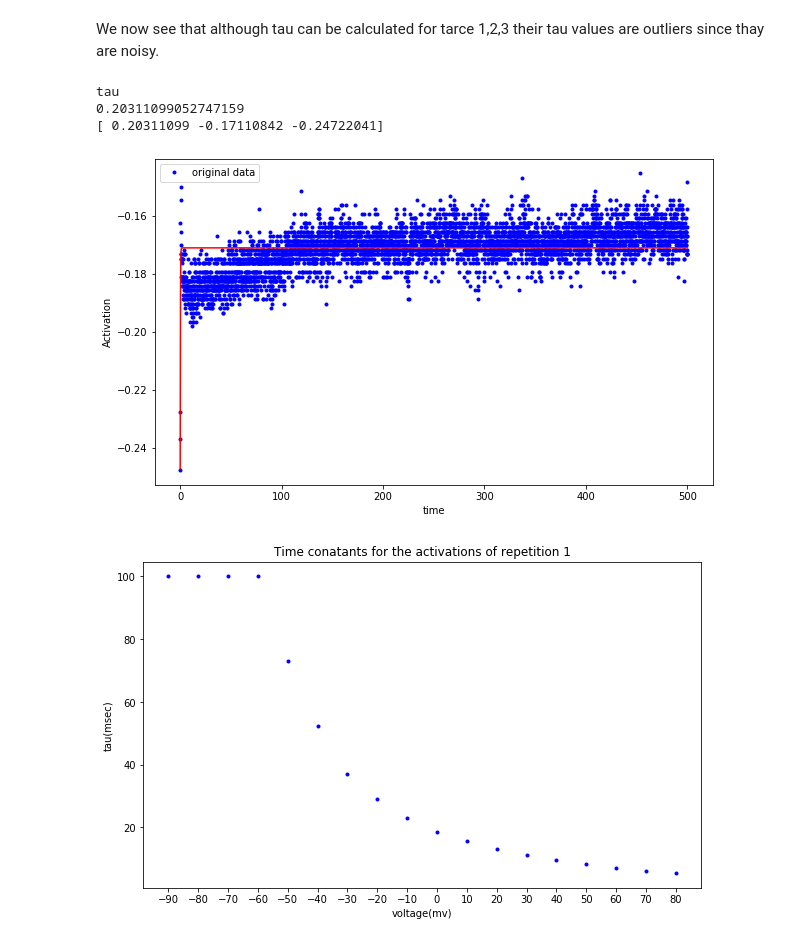
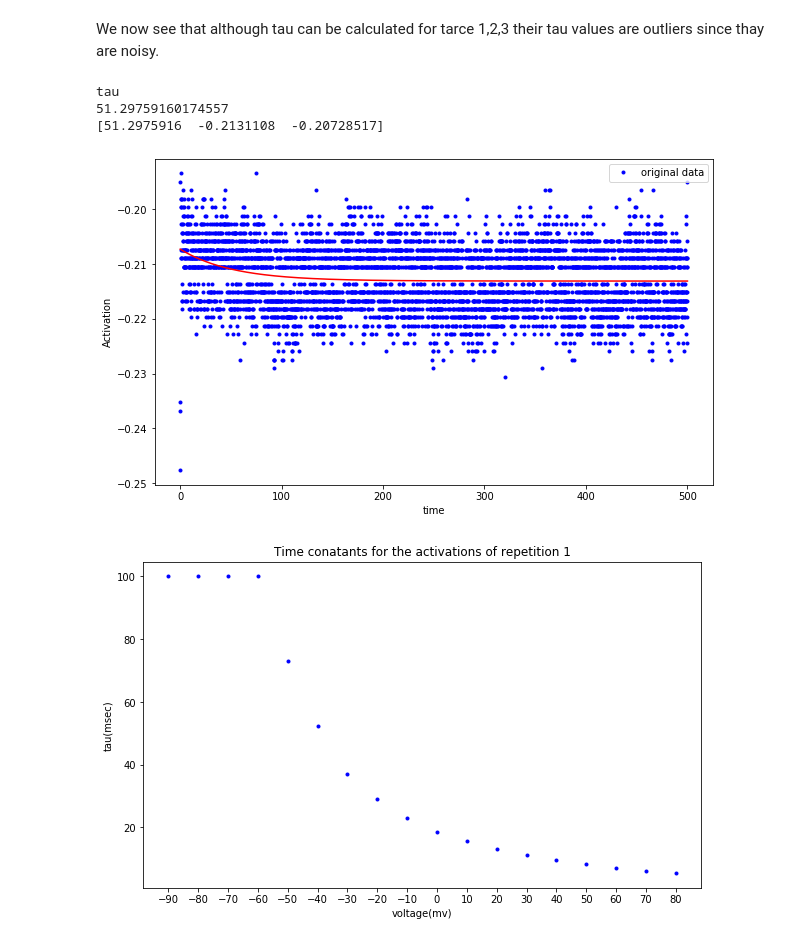
Before and after one commit to jjt20/InSilicoClass, a Jupyter notebook: my_notebooks/Week3/Week3_HomeWork.ipynb, the cells around one changed output. Drawn from its saved outputs; the diff is of its cells as text; code cells hidden in the pictures.

```diff
--- a/my_notebooks/Week3/Week3_HomeWork.ipynb
+++ b/my_notebooks/Week3/Week3_HomeWork.ipynb
@@ -210,19 +212,19 @@ We now see that although tau can be calculated for tarce 1,2,3 their tau values
 # %%
 data_path = 'Group7/rCell9699.nwb'
 
 rep = '2'
 
 data, x_interval, x_start = read_trace_from_nwd(data_path, 'Activation', rep)
 
-column = 3
+column = 2
 title='Activation'
 
 Activation_fit_and_plot(data, x_interval, x_start, column)
 # %% [output]
 tau
-0.20311099052747159
-[ 0.20311099 -0.17110842 -0.24722041]
+51.29759160174557
+[51.2975916  -0.2131108  -0.20728517]
-[figure, old version]
+[figure, new version]
 # %%
 def fit_get_tau(data, x_interval, x_start, column):
     '''calculates the best exponential fit and returns the value of optimal tau'''
```
Also changed, not shown: parts of 2 cells of this notebook.
